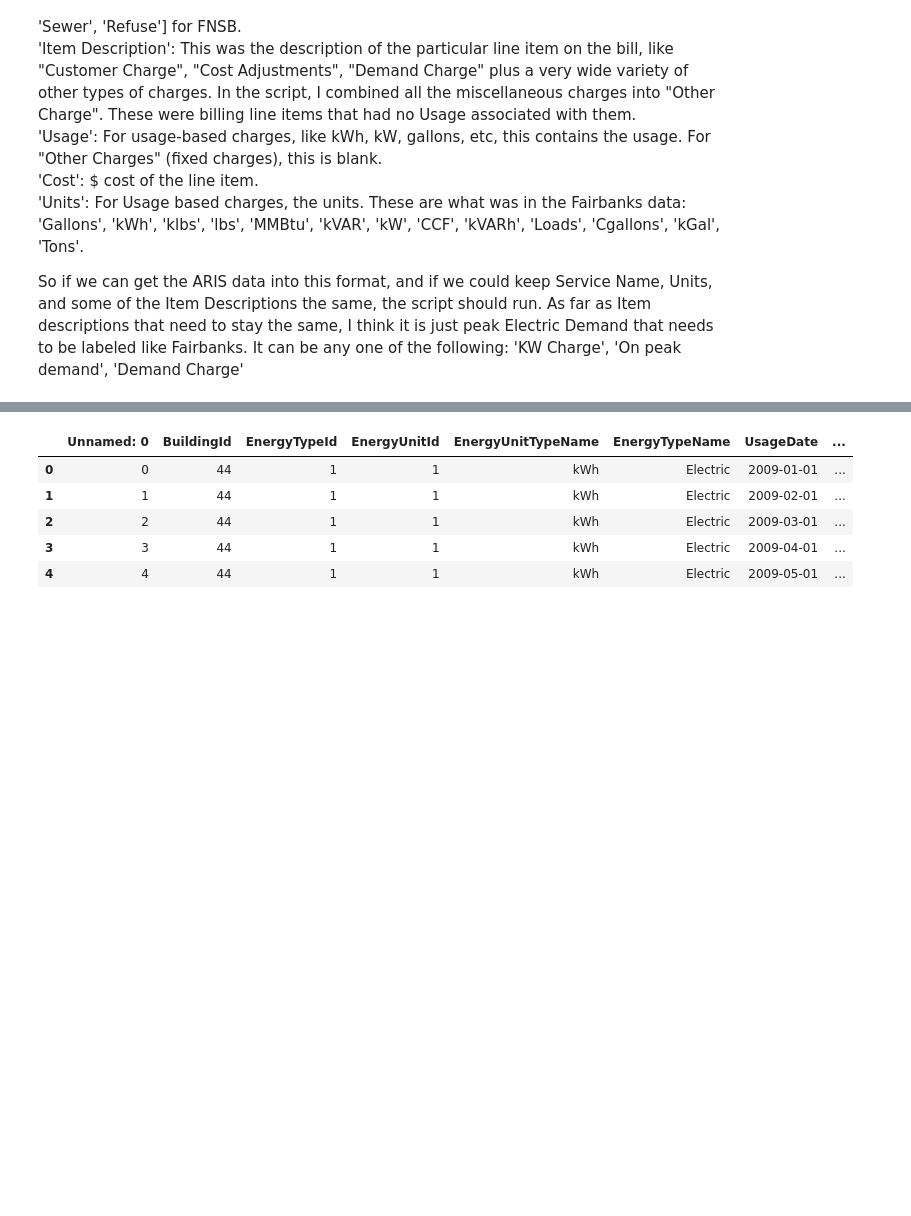
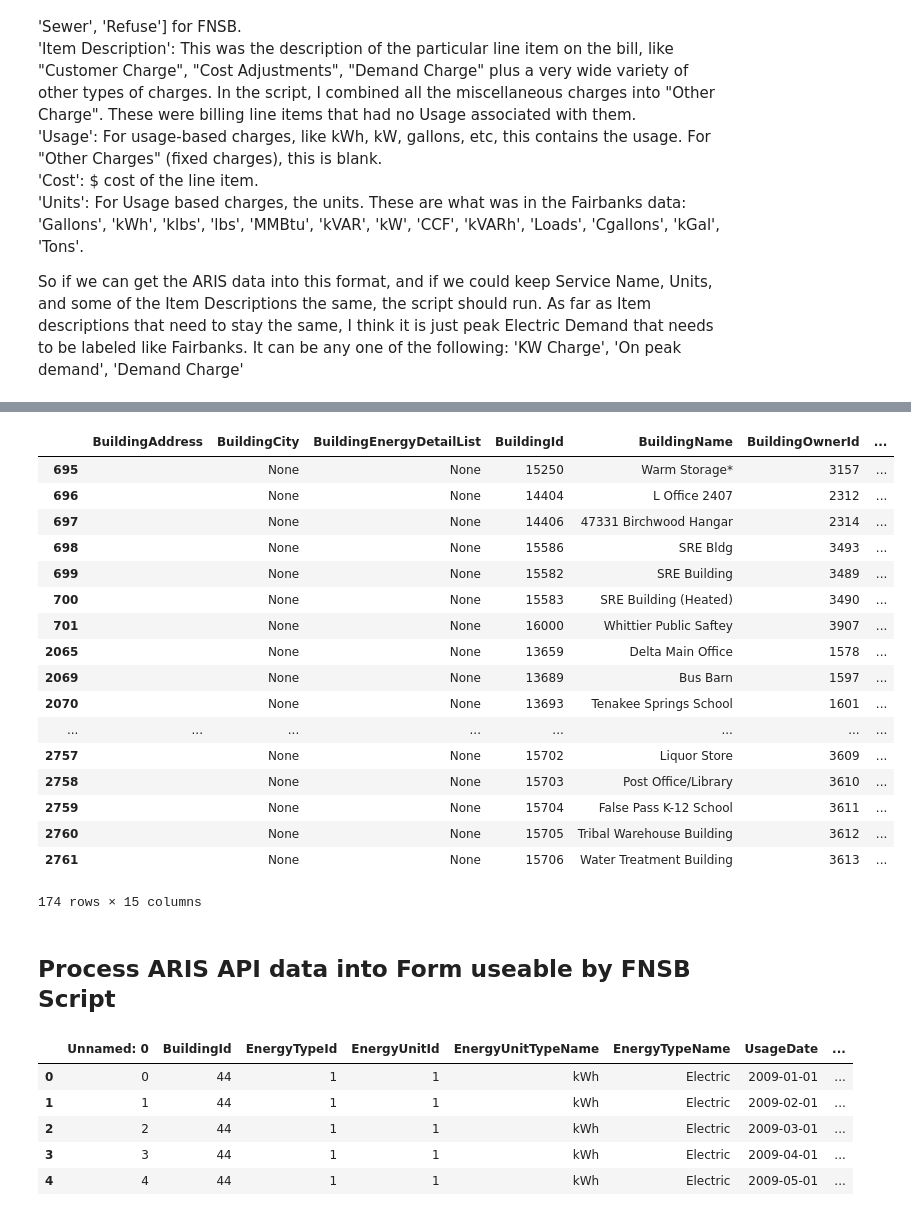
Before and after one commit to alanmitchell/fnsb-benchmark, a Jupyter notebook: testing/ARIS_data_processing_alan.ipynb, the cells around one changed output, grey strips where cells are left out. Cells and saved outputs as stored; diff of their text form; code cells hidden in the pictures; blank space fills up the shorter version.

Commit message:
Split Other Data file apart.
Added Zip to DD Site mapping file.

```diff
--- a/testing/ARIS_data_processing_alan.ipynb
+++ b/testing/ARIS_data_processing_alan.ipynb
@@ -43,0 +50,15 @@ rcParams['font.size'] = 14            # set Font size in Chart
+# %%
+# URLs and Passwords
+my_username = 'buildingenergyapp'
+my_password = 'buildingenergyappTest1!'
+base_url = 'http://arisapi.test.ahfc.us/api/buildingenergy'
+building_list = '/GetBuildingList'
+building_energy_detail = '/GetBuildingEnergyDetail'
+my_params = {'username': my_username,
+             'password':my_password}
+building_list_url = base_url + building_list
+building_energy_url = base_url + building_energy_detail
+# %%
+results = requests.post(building_list_url, params=my_params).json()
+df_bldgs = pd.DataFrame(results)
+df_bldgs.head()
@@ -44,3 +72,27 @@ rcParams['font.size'] = 14            # set Font size in Chart
+# %%
+df_bldgs[df_bldgs.BuildingZip.isna()]
+# Bunch of sites without a zip.  Probably just ignore those buildings.
+# %% [output]
+|  | BuildingAddress | BuildingCity | BuildingEnergyDetailList | BuildingId | BuildingName | BuildingOwnerId | ... |
+| 695 |  | None | None | 15250 | Warm Storage* | 3157 | ... |
+| 696 |  | None | None | 14404 | L Office 2407 | 2312 | ... |
+| 697 |  | None | None | 14406 | 47331 Birchwood Hangar | 2314 | ... |
+| 698 |  | None | None | 15586 | SRE Bldg | 3493 | ... |
+| 699 |  | None | None | 15582 | SRE Building | 3489 | ... |
+| 700 |  | None | None | 15583 | SRE Building (Heated) | 3490 | ... |
+| 701 |  | None | None | 16000 | Whittier Public Saftey | 3907 | ... |
+| 2065 |  | None | None | 13659 | Delta Main Office | 1578 | ... |
+| 2069 |  | None | None | 13689 | Bus Barn | 1597 | ... |
+| 2070 |  | None | None | 13693 | Tenakee Springs School | 1601 | ... |
+| ... | ... | ... | ... | ... | ... | ... | ... |
+| 2757 |  | None | None | 15702 | Liquor Store | 3609 | ... |
+| 2758 |  | None | None | 15703 | Post Office/Library | 3610 | ... |
+| 2759 |  | None | None | 15704 | False Pass K-12 School | 3611 | ... |
+| 2760 |  | None | None | 15705 | Tribal Warehouse Building | 3612 | ... |
+| 2761 |  | None | None | 15706 | Water Treatment Building | 3613 | ... |
+174 rows × 15 columns
+# %% [markdown]
+## Process ARIS API data into Form useable by FNSB Script
 # %%
 df = pd.read_csv("aris_benchmark_data_from_api.csv", parse_dates=['UsageDate'])
 df.head()
```
Also changed, not shown: parts of 4 cells of this notebook, 6 other files.
